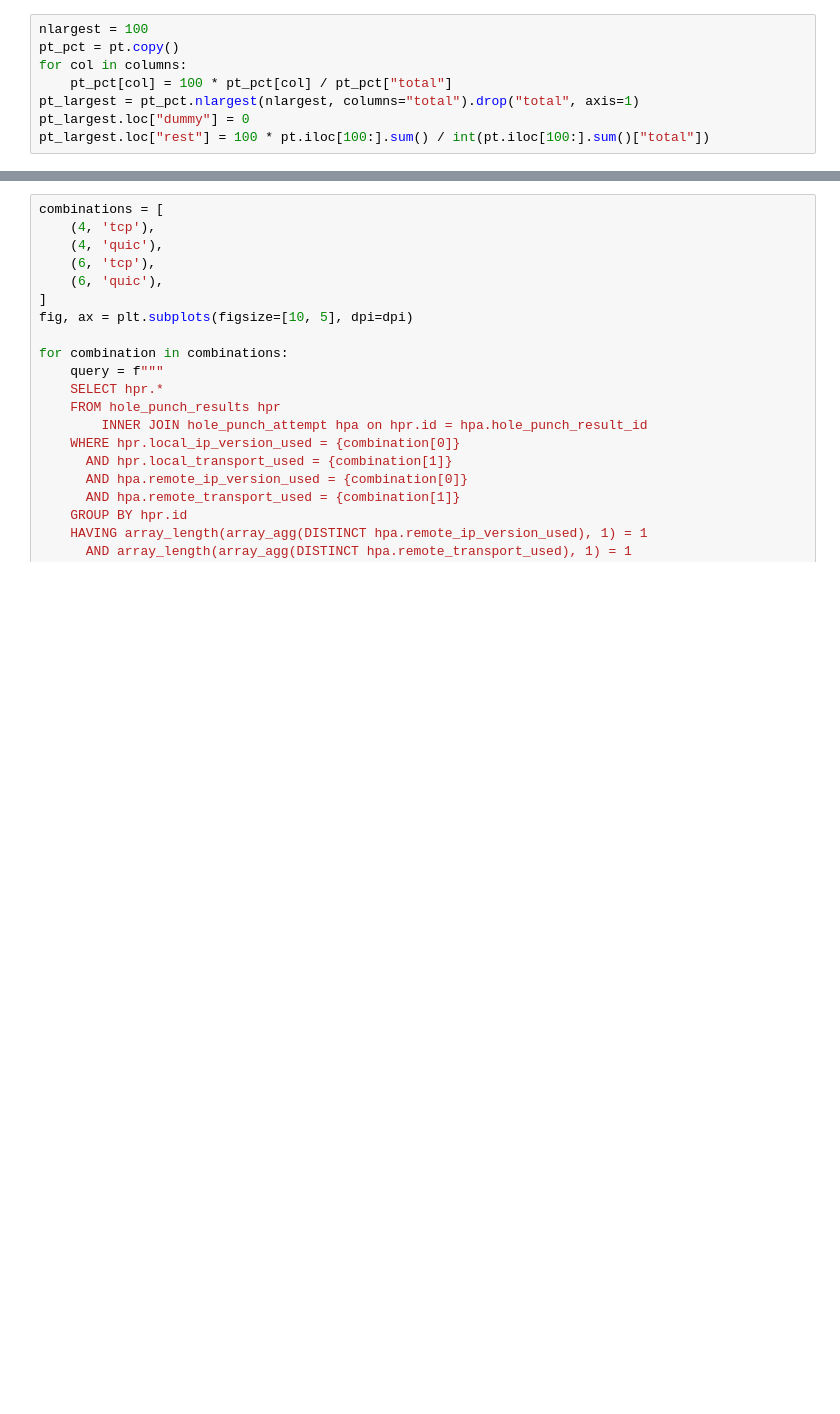
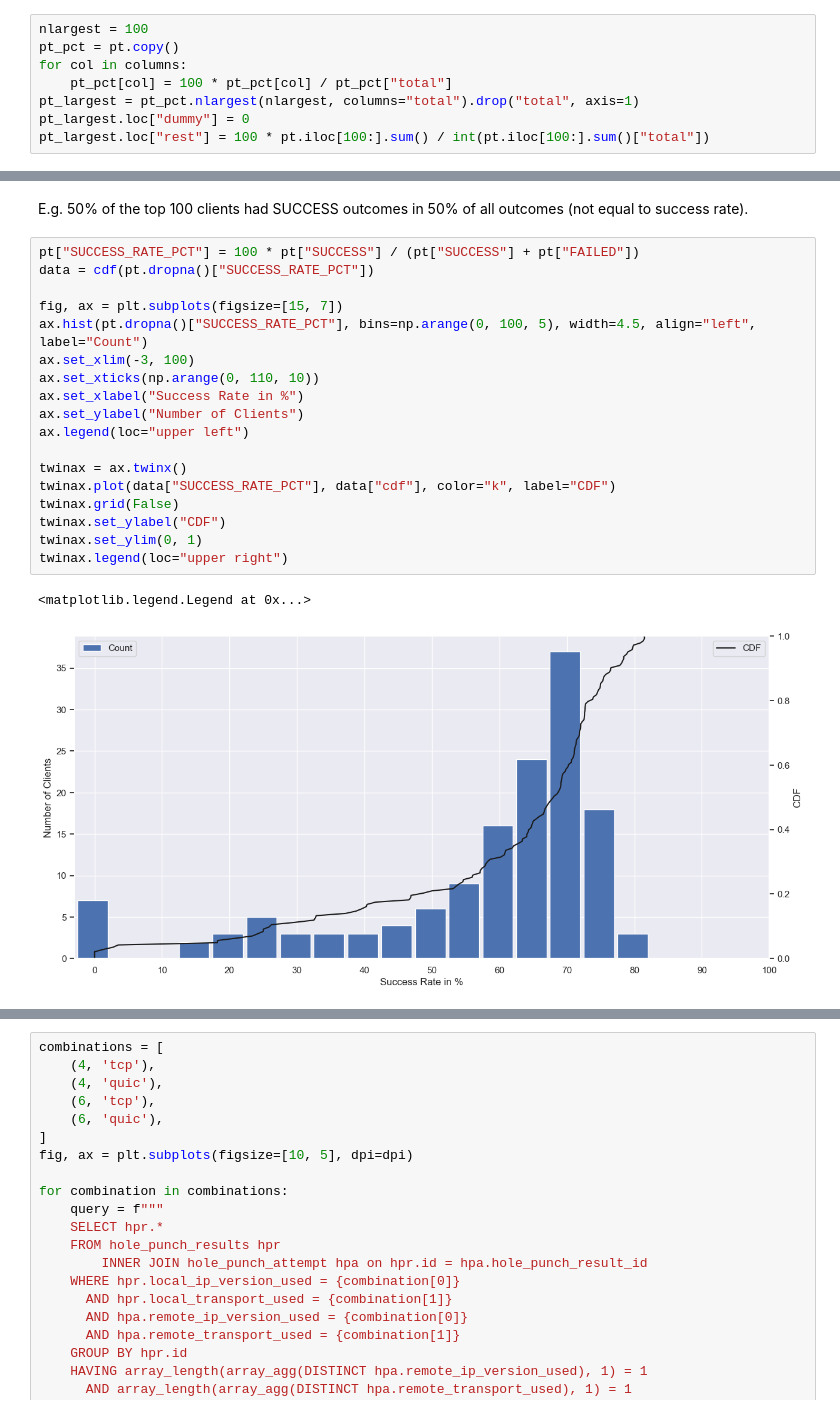
Before and after one commit to libp2p/punchr, a Jupyter notebook: analysis/2023-01-16-report-analysis.ipynb, the cells around one changed output, grey strips where cells are left out. Cells and saved outputs as stored; diff of their text form; blank space fills up the shorter version.

```diff
--- a/analysis/2023-01-16-report-analysis.ipynb
+++ b/analysis/2023-01-16-report-analysis.ipynb
@@ -475,0 +517,23 @@ ax.get_yaxis().set_major_formatter(mtick.FuncFormatter(lambda x, p: "%.1fk" % (x
+# %% [markdown]
+E.g. 50% of the top 100 clients had SUCCESS outcomes in 50% of all outcomes (not equal to success rate).
+# %%
+pt["SUCCESS_RATE_PCT"] = 100 * pt["SUCCESS"] / (pt["SUCCESS"] + pt["FAILED"])
+data = cdf(pt.dropna()["SUCCESS_RATE_PCT"])
+
+fig, ax = plt.subplots(figsize=[15, 7])
+ax.hist(pt.dropna()["SUCCESS_RATE_PCT"], bins=np.arange(0, 100, 5), width=4.5, align="left", label="Count")
+ax.set_xlim(-3, 100)
+ax.set_xticks(np.arange(0, 110, 10))
+ax.set_xlabel("Success Rate in %")
+ax.set_ylabel("Number of Clients")
+ax.legend(loc="upper left")
+
+twinax = ax.twinx()
+twinax.plot(data["SUCCESS_RATE_PCT"], data["cdf"], color="k", label="CDF")
+twinax.grid(False)
+twinax.set_ylabel("CDF")
+twinax.set_ylim(0, 1)
+twinax.legend(loc="upper right")
+# %% [output]
+<matplotlib.legend.Legend at 0x...>
+[figure, added]
```
Also changed, not shown: parts of 14 cells of this notebook.
